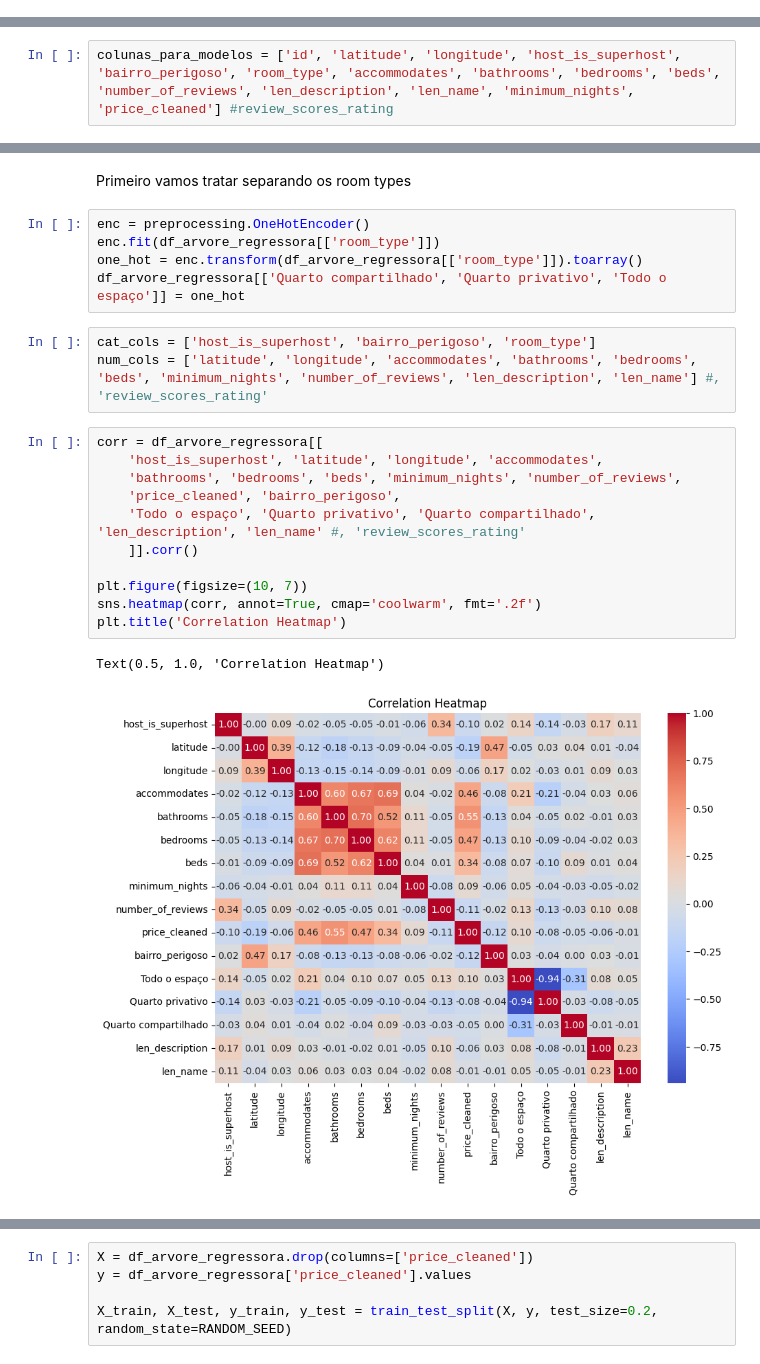
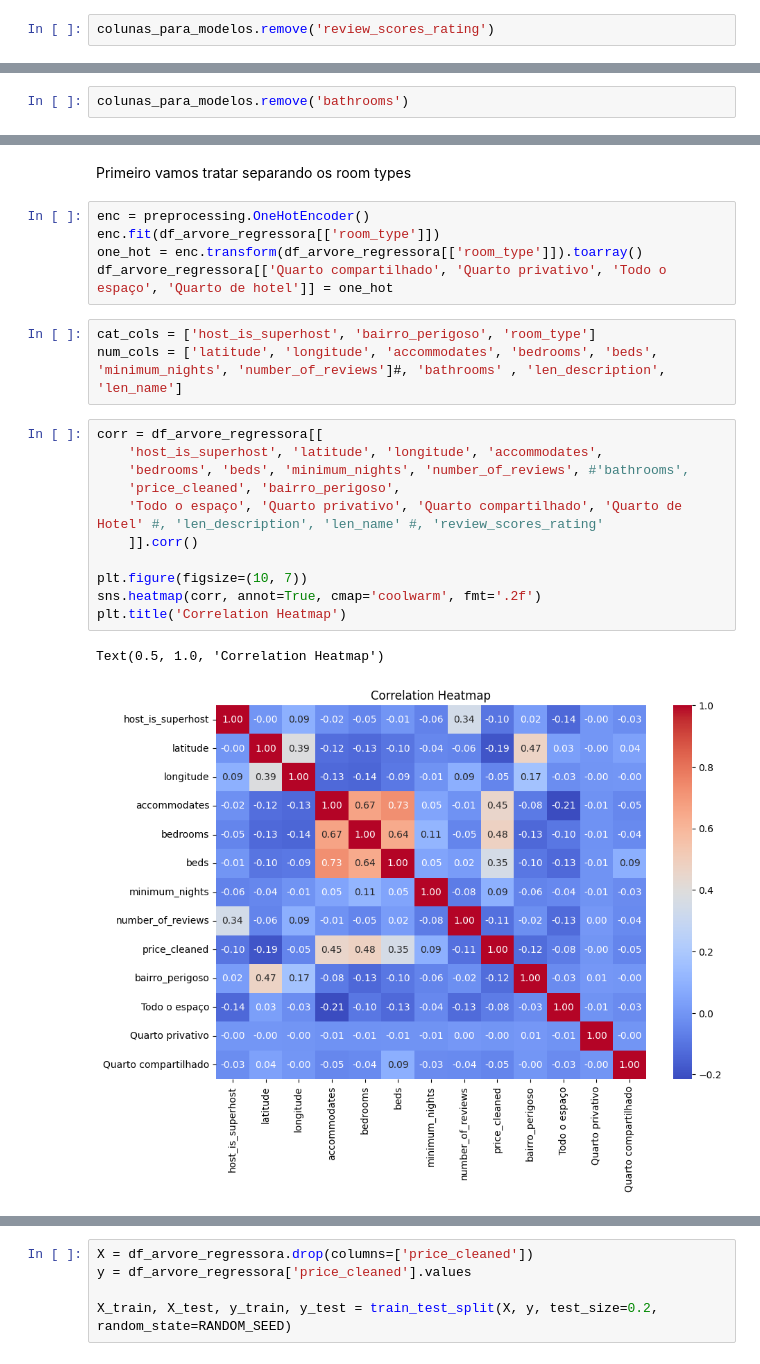
Before and after one commit to AlbertButzke/Air-BnB, a Jupyter notebook: notebooks/01_rio_de_janeiro_analysis.ipynb, the cells around one changed output, grey strips where cells are left out. Cells and saved outputs as stored; diff of their text form.

```diff
--- a/notebooks/01_rio_de_janeiro_analysis.ipynb
+++ b/notebooks/01_rio_de_janeiro_analysis.ipynb
@@ -718,2 +750,4 @@ plt.show()
+# %%
+colunas_para_modelos.remove('review_scores_rating')
 # %% [markdown]
 # Previsão de Preços
@@ -722,4 +862,4 @@ plt.show()
 # %% [markdown]
 ### DecisionTree
-# %%
-colunas_para_modelos = ['id', 'latitude', 'longitude', 'host_is_superhost', 'bairro_perigoso', 'room_type', 'accommodates', 'bathrooms', 'bedrooms', 'beds', 'number_of_reviews', 'len_description', 'len_name', 'minimum_nights', 'price_cleaned'] #review_scores_rating
+# %%
+colunas_para_modelos.remove('bathrooms')
@@ -746,21 +898,21 @@ Primeiro vamos tratar separando os room types
 enc = preprocessing.OneHotEncoder()
 enc.fit(df_arvore_regressora[['room_type']])
 one_hot = enc.transform(df_arvore_regressora[['room_type']]).toarray()
-df_arvore_regressora[['Quarto compartilhado', 'Quarto privativo', 'Todo o espaço']] = one_hot
+df_arvore_regressora[['Quarto compartilhado', 'Quarto privativo', 'Todo o espaço', 'Quarto de hotel']] = one_hot
 # %%
 cat_cols = ['host_is_superhost', 'bairro_perigoso', 'room_type']
-num_cols = ['latitude', 'longitude', 'accommodates', 'bathrooms', 'bedrooms', 'beds', 'minimum_nights', 'number_of_reviews', 'len_description', 'len_name'] #, 'review_scores_rating'
+num_cols = ['latitude', 'longitude', 'accommodates', 'bedrooms', 'beds', 'minimum_nights', 'number_of_reviews']#, 'bathrooms' , 'len_description', 'len_name']
 # %%
 corr = df_arvore_regressora[[
     'host_is_superhost', 'latitude', 'longitude', 'accommodates',
-    'bathrooms', 'bedrooms', 'beds', 'minimum_nights', 'number_of_reviews',
+    'bedrooms', 'beds', 'minimum_nights', 'number_of_reviews', #'bathrooms',
     'price_cleaned', 'bairro_perigoso',
-    'Todo o espaço', 'Quarto privativo', 'Quarto compartilhado', 'len_description', 'len_name' #, 'review_scores_rating'
+    'Todo o espaço', 'Quarto privativo', 'Quarto compartilhado', 'Quarto de Hotel' #, 'len_description', 'len_name' #, 'review_scores_rating'
     ]].corr()
 
 plt.figure(figsize=(10, 7))
 sns.heatmap(corr, annot=True, cmap='coolwarm', fmt='.2f')
 plt.title('Correlation Heatmap')
 # %% [output]
 Text(0.5, 1.0, 'Correlation Heatmap')
-[figure, old version]
+[figure, new version]
```
Also changed, not shown: parts of 119 cells of this notebook.
